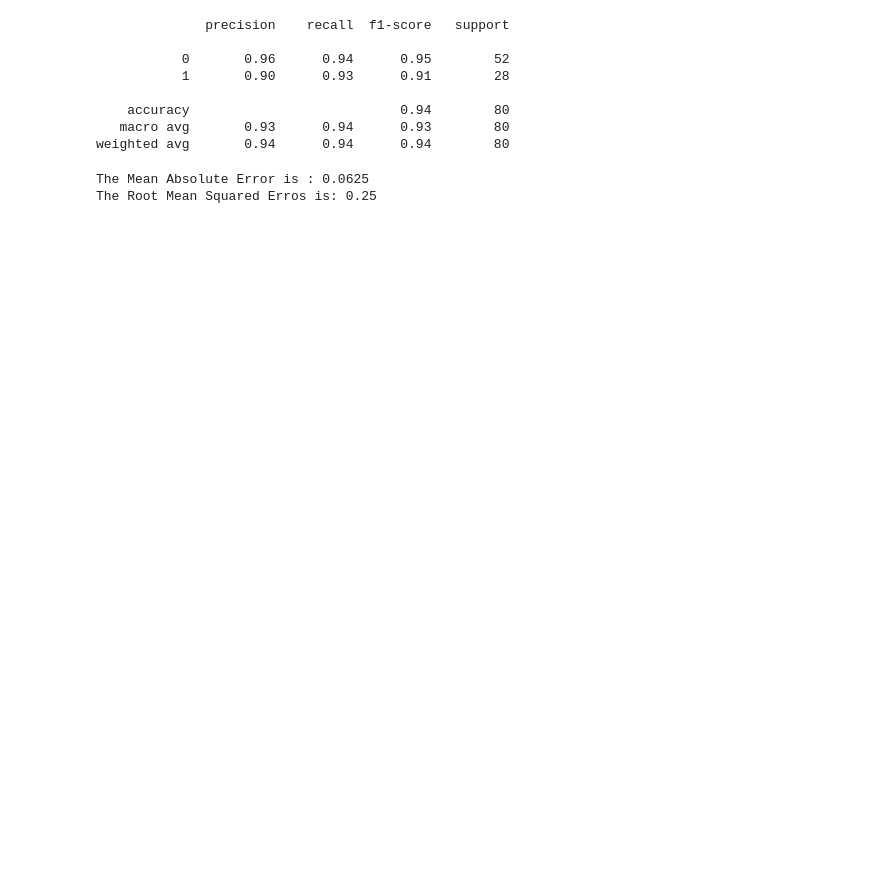
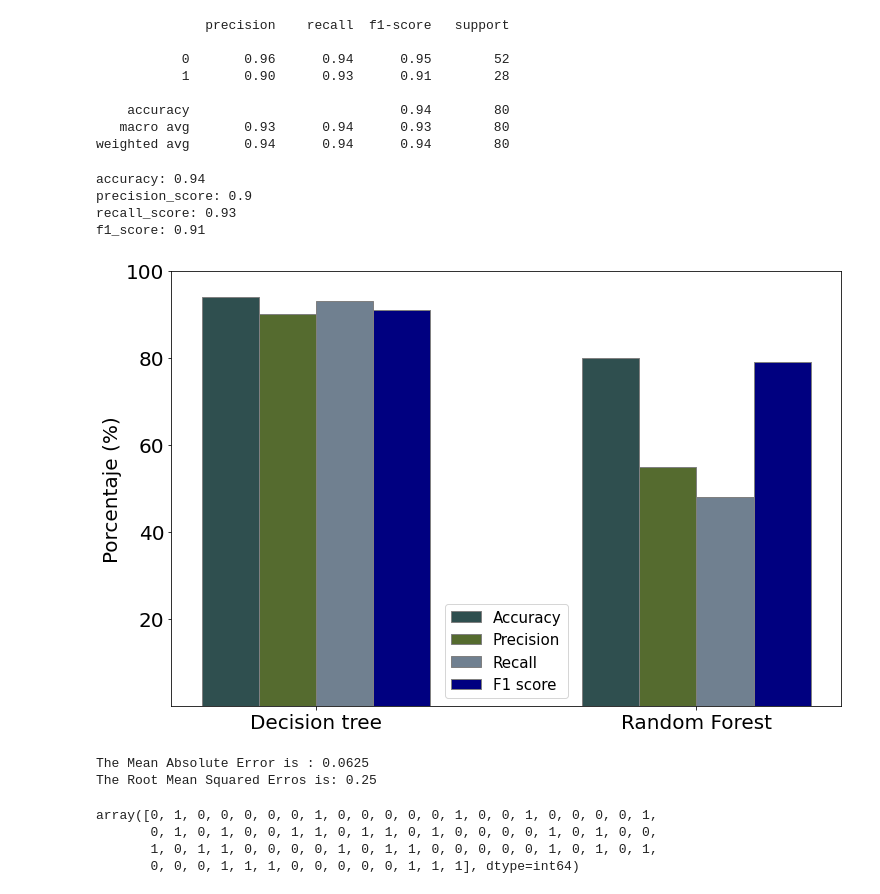
Before and after one commit to GustavoBecerra1109/-Solucion-LHS-para-mejorar-los-servicios-de-salud-renal-en-Lima-Metropolitana, a Jupyter notebook: Decision-Tree.ipynb, the cells around one changed output. Drawn from its saved outputs; the diff is of its cells as text; code cells hidden in the pictures; blank space fills up the shorter version.

```diff
--- a/Decision-Tree.ipynb
+++ b/Decision-Tree.ipynb
@@ -161,6 +161,71 @@ print(classification_report(y_test, y_pred))
     accuracy                           0.94        80
    macro avg       0.93      0.94      0.93        80
 weighted avg       0.94      0.94      0.94        80
+# %%
+# Getting precision, recall, F1_score
+from sklearn.metrics import accuracy_score, precision_score, recall_score, f1_score
+
+acc = accuracy_score(y_test, y_pred)
+acc = round(acc, 2)
+print('accuracy:', acc)
+
+prc = precision_score(y_test, y_pred)
+prc = round(prc, 2)
+print('precision_score:', prc)
+
+rcll = recall_score(y_test, y_pred)
+rcll = round(rcll, 2)
+print('recall_score:', rcll)
+
+f1scr = f1_score(y_test, y_pred)
+f1scr = round(f1scr, 2)
+print('f1_score:', f1scr)
+# %% [output]
+accuracy: 0.94
+precision_score: 0.9
+recall_score: 0.93
+f1_score: 0.91
+# %%
+# Ploting accuracy, precision_score, recall_score, f1_score
+
+# Set width of bar
+barWidth = 0.15
+fig = plt.subplots(figsize=(12, 8))
+
+# Set height of bar
+
+models = ['Decision tree', 'Random Forest']
+accuracy = [94, 80]
+precision = [90, 55]
+recall = [93, 48]
+f1_score = [91, 79]
+
+# St positions of bat on X axis
+pos1_acc = np.arange(len(accuracy))
+pos2_pre = [x + barWidth for x in pos1_acc]
+pos3_rec = [x + barWidth for x in pos2_pre]
+pos4_f1 = [x + barWidth for x in pos3_rec]
+
+# Mat the plot
+plt.bar(pos1_acc, accuracy, color='darkslategray', width=barWidth,
+    edgecolor='grey', label='Accuracy')
+plt.bar(pos2_pre, precision, color='darkolivegreen', width=barWidth,
+    edgecolor='grey', label='Precision')
+plt.bar(pos3_rec, recall, color='slategray', width=barWidth,
+    edgecolor='grey', label='Recall')
+plt.bar(pos4_f1, f1_score, color='navy', width=barWidth,
+    edgecolor='grey', label='F1 score')
+
+
+# Adding Xticks
+plt.ylabel('Porcentaje (%)', fontsize=20)
+plt.xticks([r + 1.5*barWidth for r in range(len(accuracy))], models, fontsize=20)
+plt.yticks([20, 40, 60, 80, 100], fontsize=20)
+
+plt.legend(fontsize=15)
+plt.show()
+# %% [output]
+[figure, added]
 # %%
 #MAE and RMSE
 mae = mean_absolute_error(y_test, y_pred)
@@ -170,3 +235,10 @@ print(f"The Root Mean Squared Erros is:",rmse)
 # %% [output]
 The Mean Absolute Error is : 0.0625
 The Root Mean Squared Erros is: 0.25
+# %%
+y_pred
+# %% [output]
+array([0, 1, 0, 0, 0, 0, 0, 1, 0, 0, 0, 0, 0, 1, 0, 0, 1, 0, 0, 0, 0, 1,
+       0, 1, 0, 1, 0, 0, 1, 1, 0, 1, 1, 0, 1, 0, 0, 0, 0, 1, 0, 1, 0, 0,
+       1, 0, 1, 1, 0, 0, 0, 0, 1, 0, 1, 1, 0, 0, 0, 0, 0, 1, 0, 1, 0, 1,
+       0, 0, 0, 1, 1, 1, 0, 0, 0, 0, 0, 1, 1, 1], dtype=int64)
```
Also changed, not shown: parts of 4 cells of this notebook, 1 other file.
